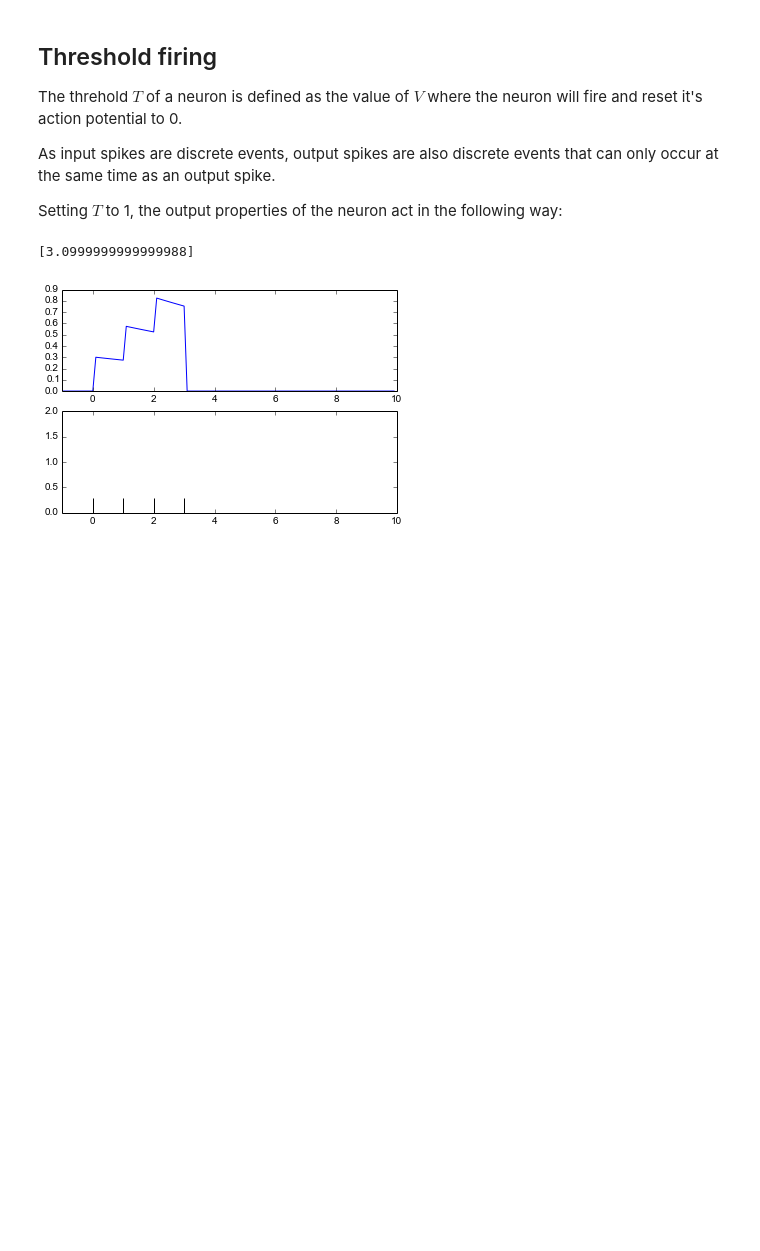
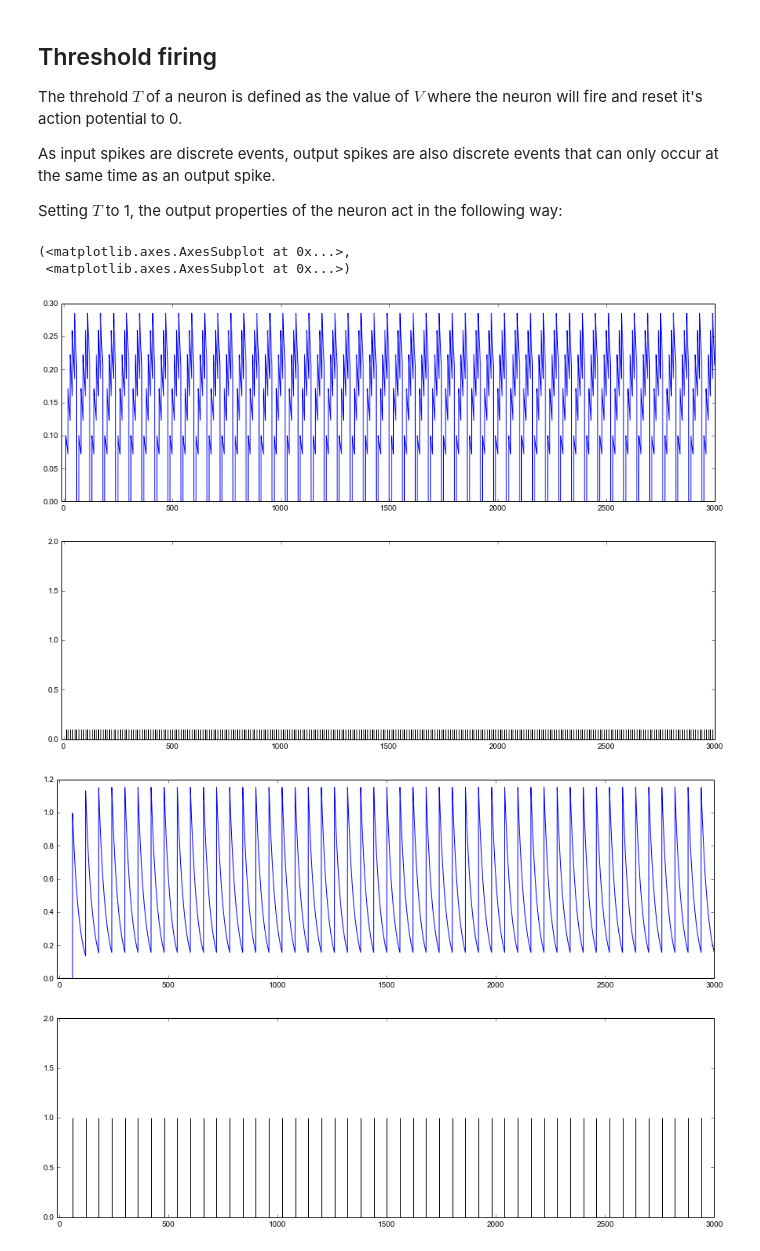
Before and after one commit to Bam4d/BLIF, a Jupyter notebook: Mathematics of BLIF Spiking NN models.ipynb, the cells around one changed output. Cells and saved outputs as stored; diff of their text form; code cells hidden in the pictures; blank space fills up the shorter version.

```diff
--- a/Mathematics of BLIF Spiking NN models.ipynb
+++ b/Mathematics of BLIF Spiking NN models.ipynb
@@ -2,4 +2,5 @@
 import matplotlib
 import numpy as np
 import matplotlib.pyplot as plt
-%matplotlib inline
+%pylab inline
+pylab.rcParams['figure.figsize'] = (15, 10)
@@ -227,20 +230,27 @@ As input spikes are discrete events, output spikes are also discrete events that
 
 Setting $T$ to 1, the output properties of the neuron act in the following way:
 # %%
-min = -1.0
-max = 10.0
+alpha = 0.1
+tf = 10.0
+epsilon = 30.0
+
+min = -10.0
+max = 3000.0
 t = np.arange(min, max, 0.1)
 
-epsilon = 10.0
-phi = [0, 1, 2, 3]
-A = [0.3, 0.3, 0.3, 0.3]
+phi = np.arange(10.0, max, tf)
+A = alpha * np.ones_like(phi)
 
-Vt, phi_out, alpha_out = generate_BLIF_events(t, phi, A, epsilon, 1)
+Vt, phi_out, A_out = generate_BLIF_events(t, phi, A, epsilon, 0.2861425008894)
 plot_BLIF(t, phi, A, Vt)
-print phi_out
+
+Vt_2, _, _ = generate_BLIF_events(t, phi_out, A_out, epsilon, 3)
+plot_BLIF(t, phi_out, A_out, Vt_2)
 # %% [output]
-[3.0999999999999988]
+(<matplotlib.axes.AxesSubplot at 0x...>,
+ <matplotlib.axes.AxesSubplot at 0x...>)
-[figure, old version]
+[figure, new version]
+[figure, added]
 # %% [markdown]
 ### Using $U$
 
```
Also changed, not shown: parts of 14 cells of this notebook.
